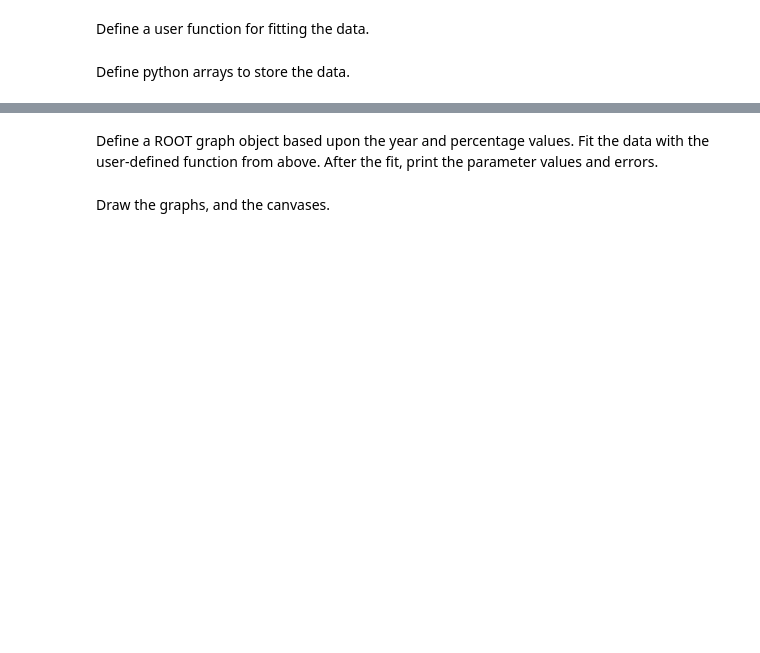
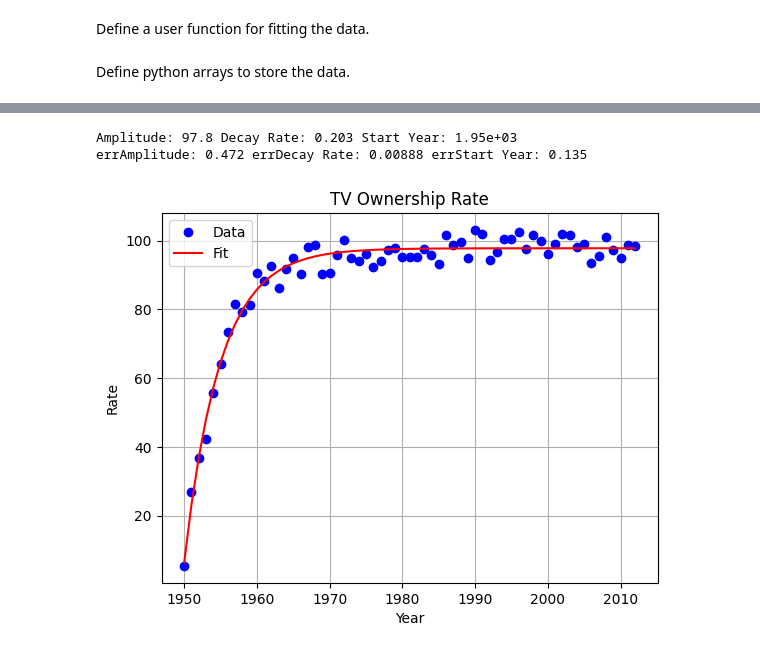
Before and after one commit to wutmeownow/phys441, a Jupyter notebook: JupyterNotebooks/Fitting/graph_tv.ipynb, the cells around one changed output, grey strips where cells are left out. Cells and saved outputs as stored; diff of their text form; code cells hidden in the pictures; blank space fills up the shorter version.

Commit message:
Add data science examples

```diff
--- a/JupyterNotebooks/Fitting/graph_tv.ipynb
+++ b/JupyterNotebooks/Fitting/graph_tv.ipynb
@@ -43,3 +17,14 @@ def derivativefunction_python(x,par):
+# %%
+def fitfunction_python(x,*par):
+    #return par[0]/2.0*(1.0+math.tanh((x[0]-par[2])/par[1]))
+    return par[0]*(1.0-np.exp(-1.0*par[1]*(x-par[2])))
+
+def derivativefunction_python(x,par):
+    return par[0]*par[1]*np.exp(-1.0*par[1]*(x-par[2]))
+
+def fitfunction(x,par):
+    #return par[0]/2.0*(1.0+math.tanh((x[0]-par[2])/par[1]))
+    return par[0]*(1.0-np.exp(-1.0*par[1]*(x-par[2])))
 # %% [markdown]
 Define python arrays to store the data.
 # %%
@@ -67,2 +43,0 @@ pfit1.SetParNames("Amplitude","Decay Rate","Start Year")
-# %% [markdown]
-Define a ROOT graph object based upon the year and percentage values.  Fit the data with the user-defined function from above. After the fit, print the parameter values and errors.
@@ -84,2 +43,0 @@ print (m)
-# %% [markdown]
-Draw the graphs, and the canvases.
@@ -90,3 +44,44 @@ c1.Draw()
+# %%
+import matplotlib.pyplot as plt
+import numpy as np
+from scipy.optimize import curve_fit
+
+# Fit the function to the data
+popt, pcov = curve_fit(fitfunction_python, xx, yy, p0=[98.0, 0.2, 1954.0])
+
+# Create a figure and axes
+fig, ax = plt.subplots()
+
+# Plot the data
+ax.plot(xx, yy, 'bo', label='Data')
+
+# Plot the fit function
+ax.plot(xx, fitfunction_python(xx, *popt), 'r-', label='Fit')
+
+# Set title and labels
+ax.set_title('TV Ownership Rate')
+ax.set_xlabel('Year')
+ax.set_ylabel('Rate')
+
+# Show the legend
+ax.legend()
+# Set grid lines
+ax.grid(True)
+
+# Print the fit parameters and errors
+fit_params = popt
+fit_param_errors = np.sqrt(np.diag(pcov))
+param_strings = [f'{name}: {value:.3g}' for name, value in zip(['Amplitude', 'Decay Rate', 'Start Year'], fit_params)]
+error_strings = [f'err{name}: {error:.3g}' for name, error in zip(['Amplitude', 'Decay Rate', 'Start Year'], fit_param_errors)]
+print(' '.join(param_strings))
+print(' '.join(error_strings))
+
+# Show the plot
+plt.show()
+# %% [output]
+Amplitude: 97.8 Decay Rate: 0.203 Start Year: 1.95e+03
+errAmplitude: 0.472 errDecay Rate: 0.00888 errStart Year: 0.135
+[figure, added]
 # %%
 yyp = array('d')
 xxp = array('d')
```
Also changed, not shown: parts of 16 cells of this notebook, 2 other files.
